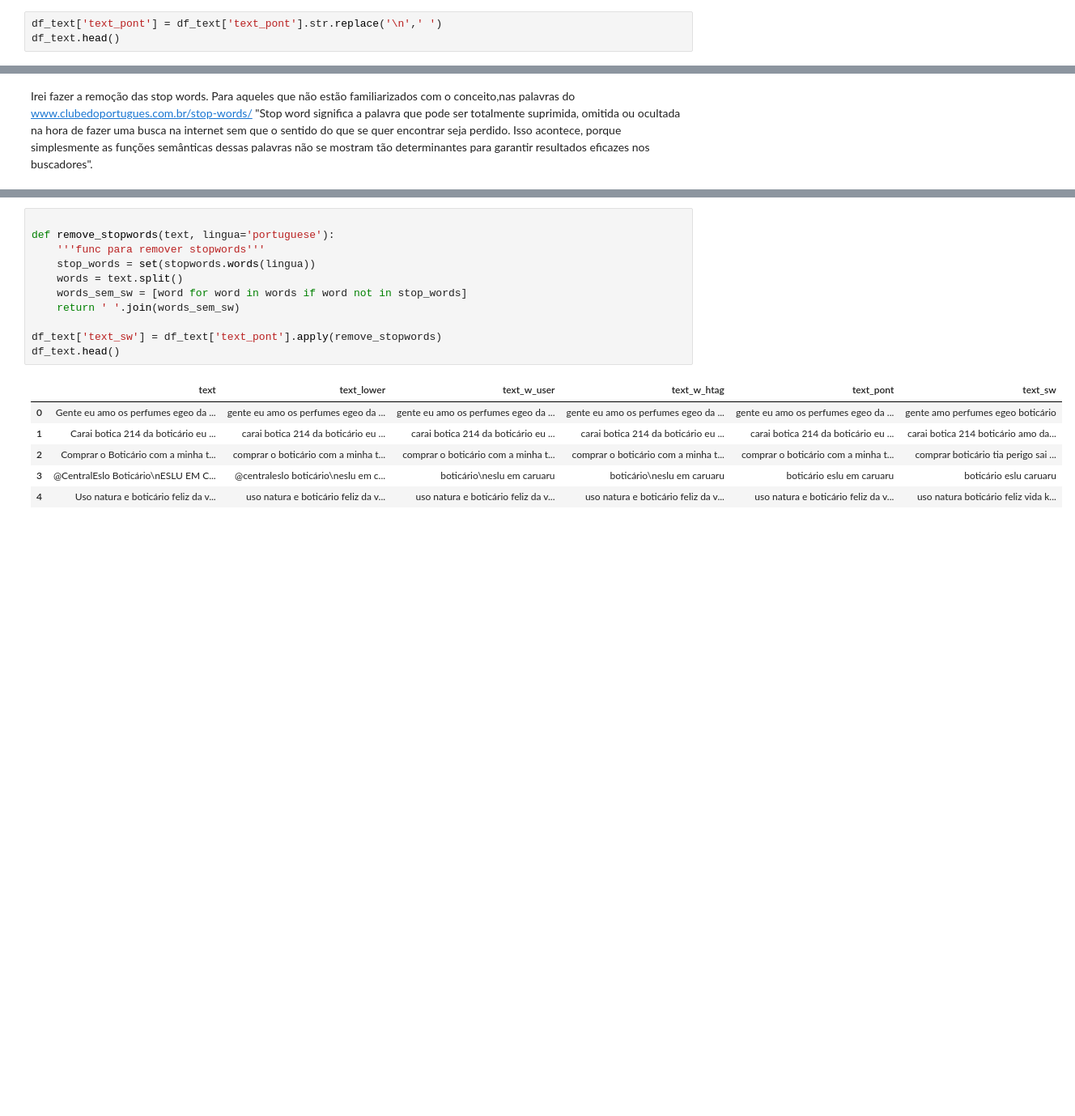
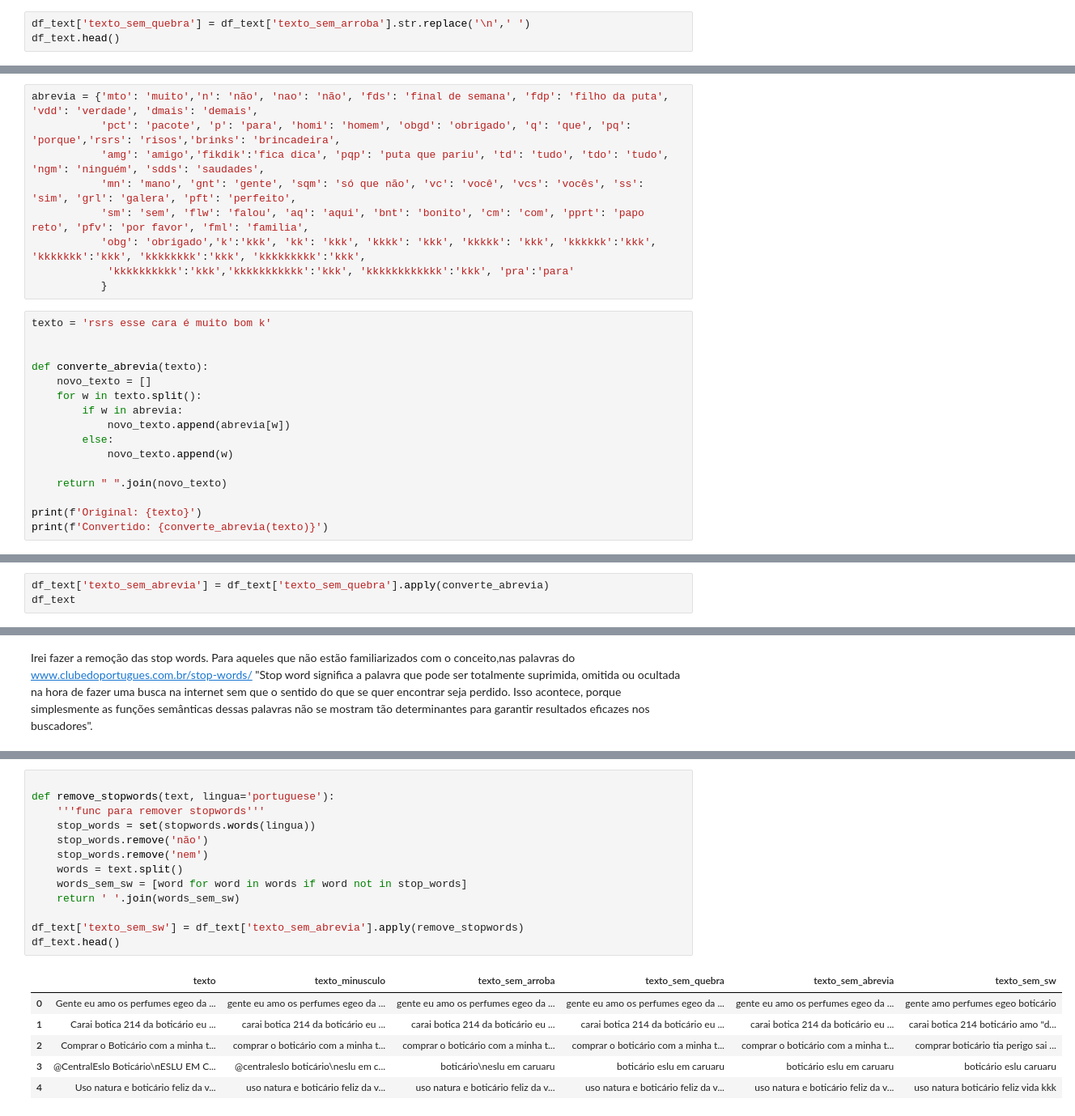
Before and after one commit to TutuBraz/analise_sentimento_tt, a Jupyter notebook: pre_processamento.ipynb, the cells around one changed output, grey strips where cells are left out. Shown: that part at 81% size. Saved outputs shown, nothing was run; the diff lists cells and outputs as text; blank space fills up the shorter version.

```diff
--- a/extracao_dados_tt.ipynb
+++ b/pre_processamento.ipynb
@@ -135,6 +85,6 @@ df_text['text_pont'].loc[1000]
 # %% [markdown]
 ## Removendo quebra de linhas.
 # %%
-df_text['text_pont'] = df_text['text_pont'].str.replace('\n',' ')
+df_text['texto_sem_quebra'] = df_text['texto_sem_arroba'].str.replace('\n',' ')
 df_text.head()
 # %% [output]
@@ -146,0 +101,25 @@ df_text.head()
+# %%
+abrevia = {'mto': 'muito','n': 'não', 'nao': 'não', 'fds': 'final de semana', 'fdp': 'filho da puta', 'vdd': 'verdade', 'dmais': 'demais',
+           'pct': 'pacote', 'p': 'para', 'homi': 'homem', 'obgd': 'obrigado', 'q': 'que', 'pq': 'porque','rsrs': 'risos','brinks': 'brincadeira',
+           'amg': 'amigo','fikdik':'fica dica', 'pqp': 'puta que pariu', 'td': 'tudo', 'tdo': 'tudo', 'ngm': 'ninguém', 'sdds': 'saudades',
+           'mn': 'mano', 'gnt': 'gente', 'sqm': 'só que não', 'vc': 'você', 'vcs': 'vocês', 'ss': 'sim', 'grl': 'galera', 'pft': 'perfeito',
+           'sm': 'sem', 'flw': 'falou', 'aq': 'aqui', 'bnt': 'bonito', 'cm': 'com', 'pprt': 'papo reto', 'pfv': 'por favor', 'fml': 'familia',
+           'obg': 'obrigado','k':'kkk', 'kk': 'kkk', 'kkkk': 'kkk', 'kkkkk': 'kkk', 'kkkkkk':'kkk', 'kkkkkkk':'kkk', 'kkkkkkkk':'kkk', 'kkkkkkkkk':'kkk',
+            'kkkkkkkkkk':'kkk','kkkkkkkkkkk':'kkk', 'kkkkkkkkkkkk':'kkk', 'pra':'para'
+           }
+# %%
+texto = 'rsrs esse cara é muito bom k'
+
+
+def converte_abrevia(texto):
+    novo_texto = []
+    for w in texto.split():
+        if w in abrevia:
+            novo_texto.append(abrevia[w])
+        else:
+            novo_texto.append(w)
+
+    return " ".join(novo_texto)
+
+print(f'Original: {texto}')
+print(f'Convertido: {converte_abrevia(texto)}')
@@ -146,0 +129,3 @@ df_text.head()
+# %%
+df_text['texto_sem_abrevia'] = df_text['texto_sem_quebra'].apply(converte_abrevia)
+df_text
@@ -151,21 +152,23 @@ Irei fazer a remoção das stop words. Para aqueles que não estão familiarizad
 # %%
 
 def remove_stopwords(text, lingua='portuguese'):
     '''func para remover stopwords'''
     stop_words = set(stopwords.words(lingua))
+    stop_words.remove('não')
+    stop_words.remove('nem')
     words = text.split()
     words_sem_sw = [word for word in words if word not in stop_words]
     return ' '.join(words_sem_sw)
 
-df_text['text_sw'] = df_text['text_pont'].apply(remove_stopwords)
+df_text['texto_sem_sw'] = df_text['texto_sem_abrevia'].apply(remove_stopwords)
 df_text.head()
 # %% [output]
-|  | text | text_lower | text_w_user | text_w_htag | text_pont | text_sw |
+|  | texto | texto_minusculo | texto_sem_arroba | texto_sem_quebra | texto_sem_abrevia | texto_sem_sw |
 | 0 | Gente eu amo os perfumes egeo da ... | gente eu amo os perfumes egeo da ... | gente eu amo os perfumes egeo da ... | gente eu amo os perfumes egeo da ... | gente eu amo os perfumes egeo da ... | gente amo perfumes egeo boticário |
-| 1 | Carai botica 214 da boticário eu ... | carai botica 214 da boticário eu ... | carai botica 214 da boticário eu ... | carai botica 214 da boticário eu ... | carai botica 214 da boticário eu ... | carai botica 214 boticário amo da... |
+| 1 | Carai botica 214 da boticário eu ... | carai botica 214 da boticário eu ... | carai botica 214 da boticário eu ... | carai botica 214 da boticário eu ... | carai botica 214 da boticário eu ... | carai botica 214 boticário amo "d... |
 | 2 | Comprar o Boticário com a minha t... | comprar o boticário com a minha t... | comprar o boticário com a minha t... | comprar o boticário com a minha t... | comprar o boticário com a minha t... | comprar boticário tia perigo sai ... |
-| 3 | @CentralEslo Boticário\nESLU EM C... | @centraleslo boticário\neslu em c... | boticário\neslu em caruaru | boticário\neslu em caruaru | boticário eslu em caruaru | boticário eslu caruaru |
-| 4 | Uso natura e boticário feliz da v... | uso natura e boticário feliz da v... | uso natura e boticário feliz da v... | uso natura e boticário feliz da v... | uso natura e boticário feliz da v... | uso natura boticário feliz vida k... |
+| 3 | @CentralEslo Boticário\nESLU EM C... | @centraleslo boticário\neslu em c... | boticário\neslu em caruaru | boticário eslu em caruaru | boticário eslu em caruaru | boticário eslu caruaru |
+| 4 | Uso natura e boticário feliz da v... | uso natura e boticário feliz da v... | uso natura e boticário feliz da v... | uso natura e boticário feliz da v... | uso natura e boticário feliz da v... | uso natura boticário feliz vida kkk |
 # %% [markdown]
 ## Removendo URLS
 # %%
```
Also changed, not shown: parts of 43 cells of this notebook, 6 other files.
